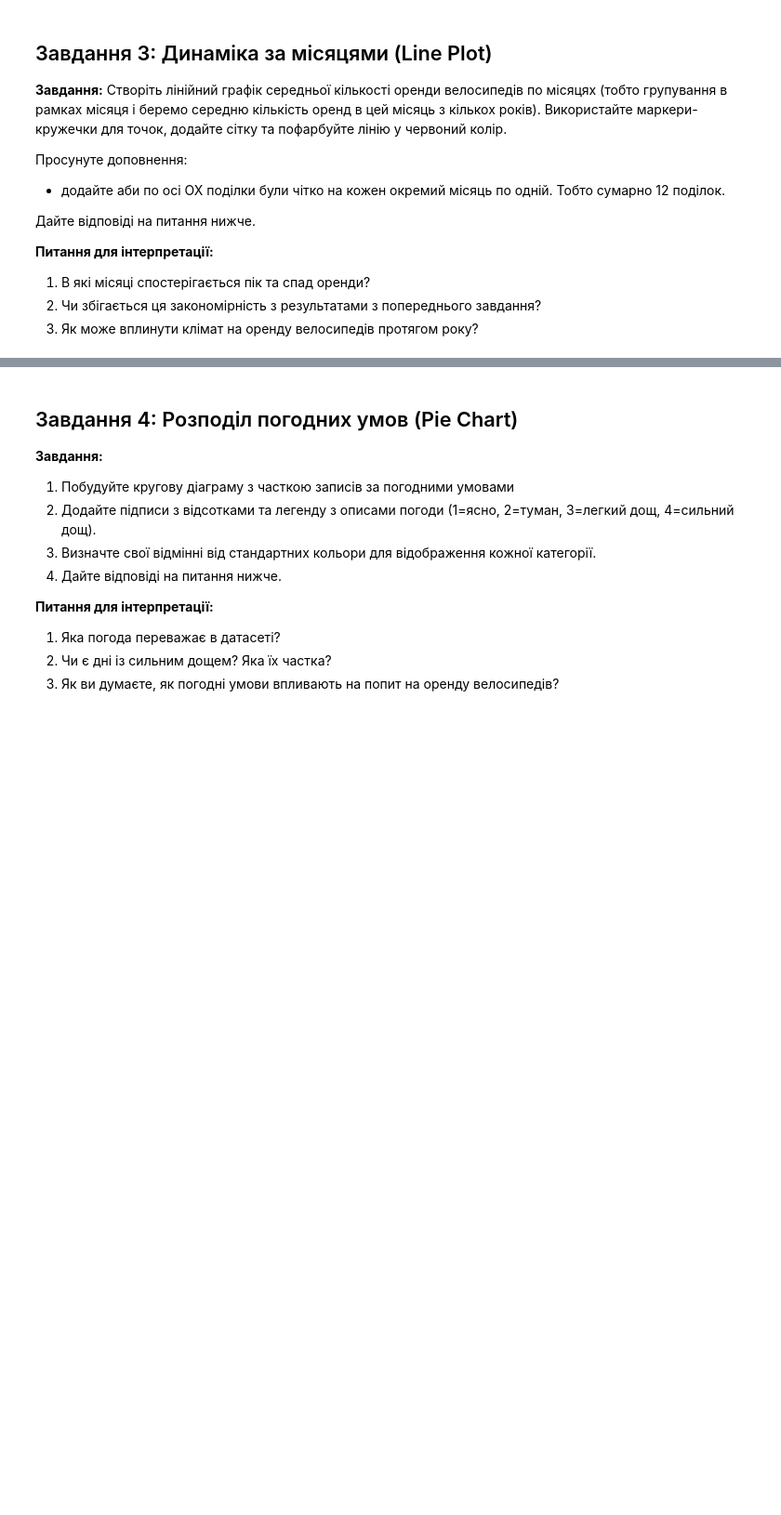
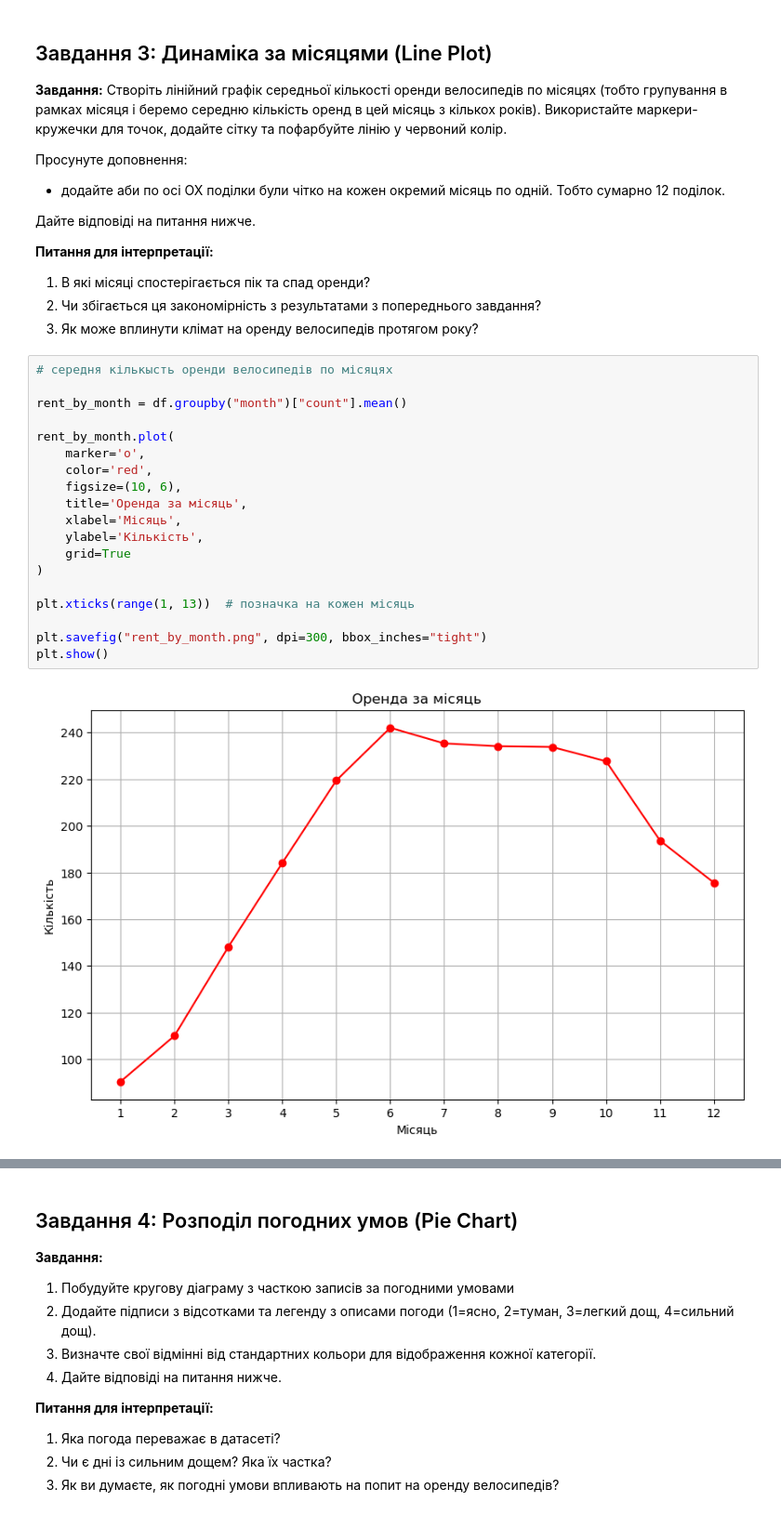
Before and after one commit to OlenaBabko/DataAnalytics_DataLovesAcademy, a Jupyter notebook: modul_11_Visualisation_Matplotlib_Seaborn_Plotly/hw/HW_11_1_Visualisation_Pandas.ipynb, the cells around one changed output, grey strips where cells are left out. Shown at 93% size. Cells and saved outputs as stored; diff of their text form; blank space fills up the shorter version.

Commit message:
hw1 Visualisation Pandas (tasks 3-4)

```diff
--- a/modul_11_Visualisation_Matplotlib_Seaborn_Plotly/hw/HW_11_1_Visualisation_Pandas.ipynb
+++ b/modul_11_Visualisation_Matplotlib_Seaborn_Plotly/hw/HW_11_1_Visualisation_Pandas.ipynb
@@ -293,3 +293,24 @@ Post-Monsoon - так само комфортна температура для
 1. В які місяці спостерігається пік та спад оренди?
 2. Чи збігається ця закономірність з результатами з попереднього завдання?
 3. Як може вплинути клімат на оренду велосипедів протягом року?
+# %%
+# середня кількысть оренди велосипедів по місяцях
+
+rent_by_month = df.groupby("month")["count"].mean()
+
+rent_by_month.plot(
+    marker='o',
+    color='red',
+    figsize=(10, 6),
+    title='Оренда за місяць',
+    xlabel='Місяць',
+    ylabel='Кількість',
+    grid=True
+)
+
+plt.xticks(range(1, 13))  # позначка на кожен місяць
+
+plt.savefig("rent_by_month.png", dpi=300, bbox_inches="tight")
+plt.show()
+# %% [output]
+[figure, added]
```
Also changed, not shown: parts of 3 cells of this notebook.
